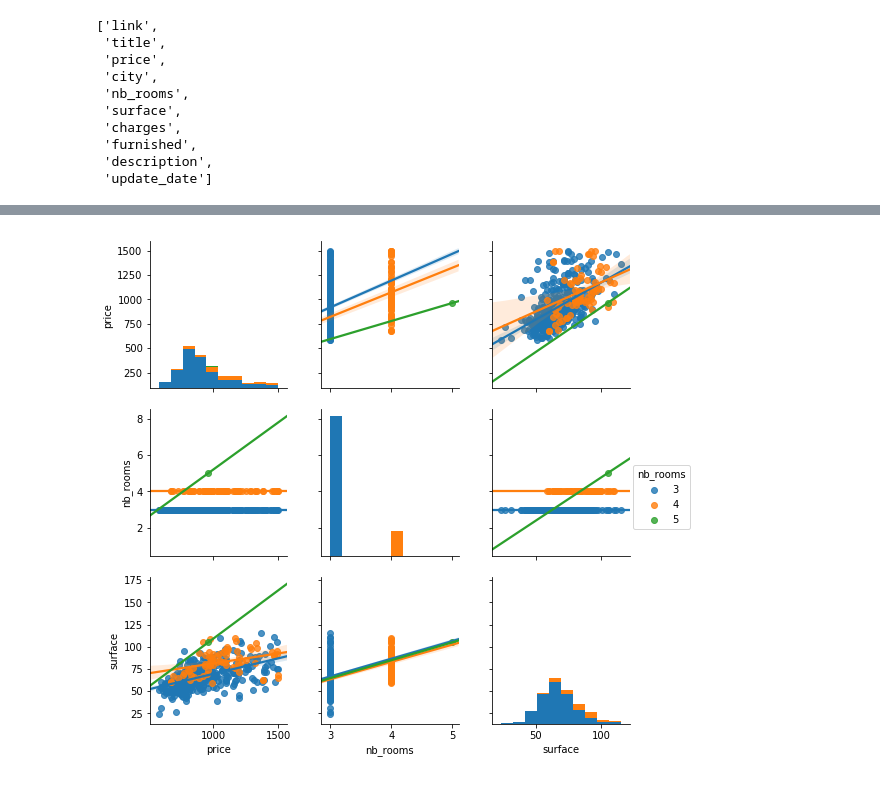
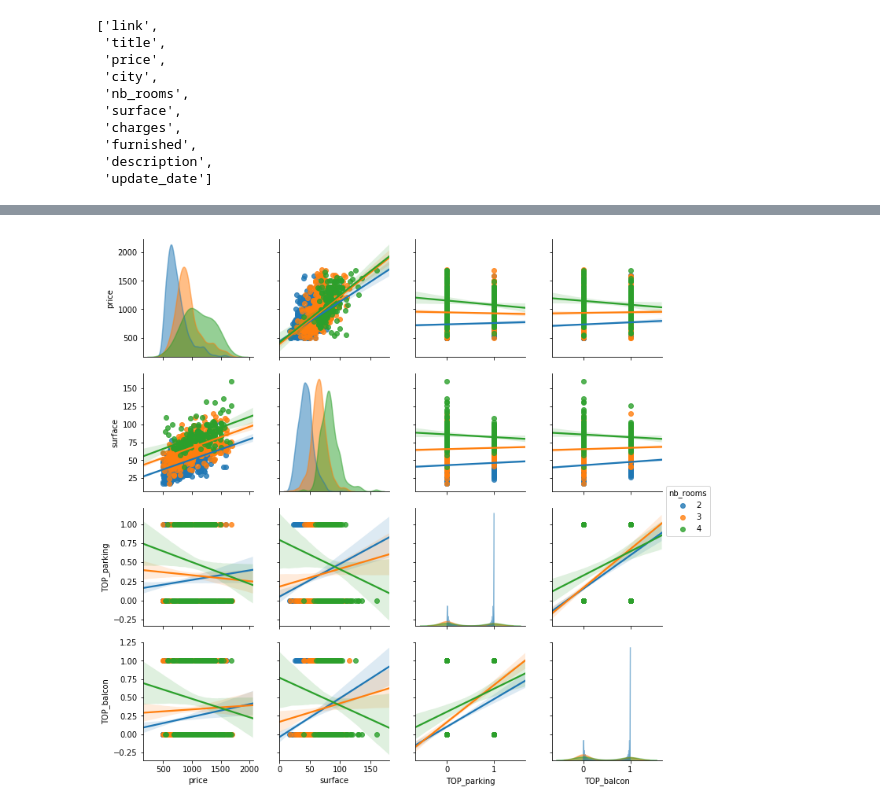
Before and after one commit to Rhesous/Scrapping_example_LBC, a Jupyter notebook: Rent quick analysis in Lyon.ipynb, the cells around one changed output, grey strips where cells are left out. Cells and saved outputs as stored; diff of their text form; code cells hidden in the pictures.

```diff
--- a/Rent quick analysis in Lyon.ipynb
+++ b/Rent quick analysis in Lyon.ipynb
@@ -38,0 +82,4 @@ A lot of observation with surface == 1 appears, which seems to be a wrong value,
+# %%
+df['TOP_parking']=df.description.str.contains(re.compile("parking|garage",re.IGNORECASE))
+# %%
+df['TOP_balcon']=df.description.str.contains(re.compile("terrasse|balcon",re.IGNORECASE))
@@ -51,5 +177,6 @@ plt.show()
 # %%
-sns.pairplot(df.dropna(), kind="reg",hue="nb_rooms")
+sns.pairplot(df[df.nb_rooms != 5].dropna(), kind="reg",hue="nb_rooms",diag_kind="kde",diag_kws=dict(shade=True, alpha = 0.5),
+            vars=['price','surface','TOP_parking','TOP_balcon'])
 plt.show()
 # %% [output]
-[figure, old version]
+[figure, new version]
```
Also changed, not shown: parts of 30 cells of this notebook, 3 other files.
